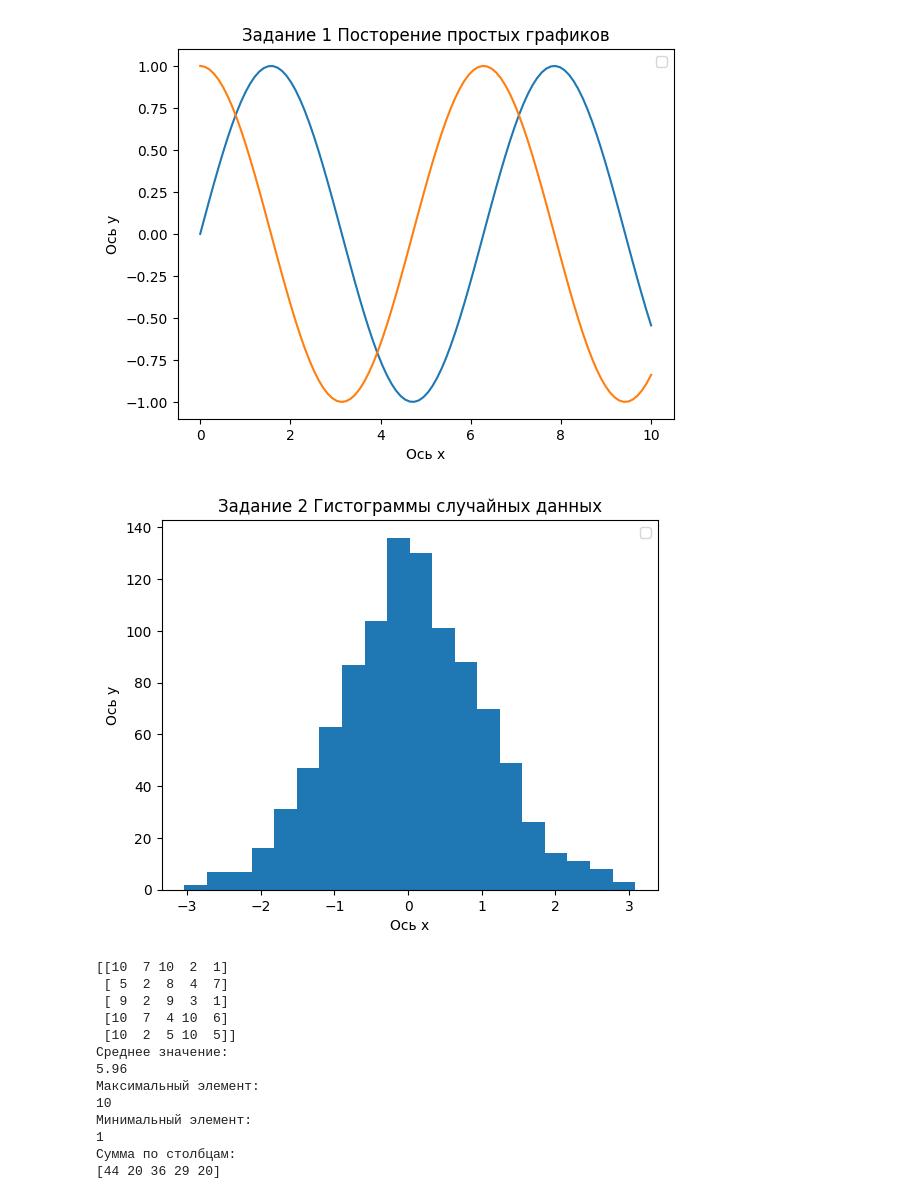
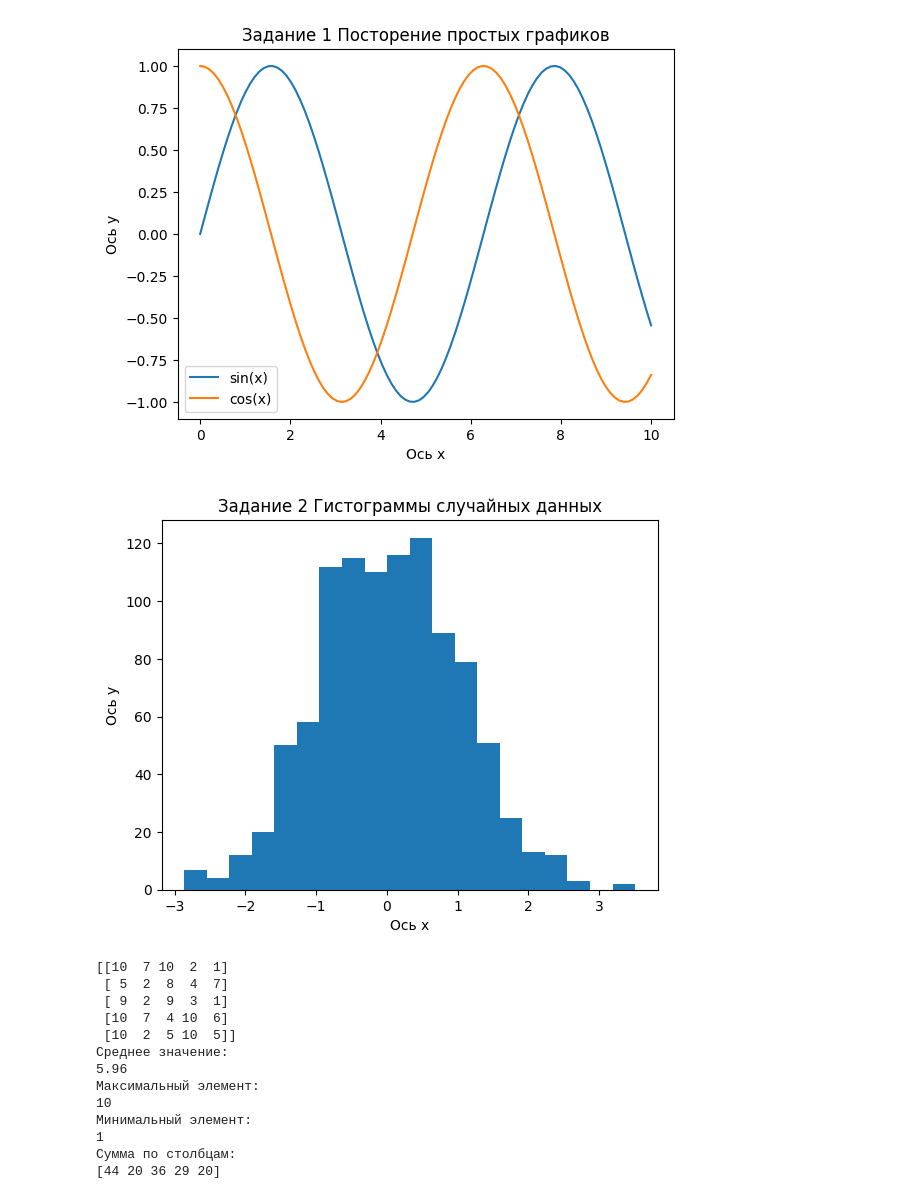
Before and after one commit to Taniriya/Python_programming_labs, a Jupyter notebook: lab5/lab5.ipynb, the cells around one changed output. Drawn from its saved outputs; the diff is of its cells as text; code cells hidden in the pictures.

```diff
--- a/lab5/lab5.ipynb
+++ b/lab5/lab5.ipynb
@@ -1,20 +1,21 @@
 # %%
 import matplotlib.pyplot as plt
 import numpy as np
 
 
 x = np.linspace(0, 10, 100)
 y = np.sin(x)
 z = np.cos(x)
 
-plt.plot(x, y, x, z)
+plt.plot(x, y, label = 'sin(x)')
+plt.plot(x, z, label = 'cos(x)')
 plt.title('Задание 1 Посторение простых графиков')
-plt.legend()
 plt.xlabel('Ось x')
 plt.ylabel('Ось y')
+plt.legend()
 plt.show()
 # %% [output]
-[figure, old version]
+[figure, new version]
 # %%
 import matplotlib.pyplot as plt
 import numpy as np
@@ -23,12 +24,11 @@ import numpy as np
 mas = np.random.normal(size=1000)
 plt.hist(mas, bins=20)
 plt.title('Задание 2 Гистограммы случайных данных')
-plt.legend()
 plt.xlabel('Ось x')
 plt.ylabel('Ось y')
 plt.show()
 # %% [output]
-[figure, old version]
+[figure, new version]
 # %%
 import matplotlib.pyplot as plt
 import numpy as np
```
